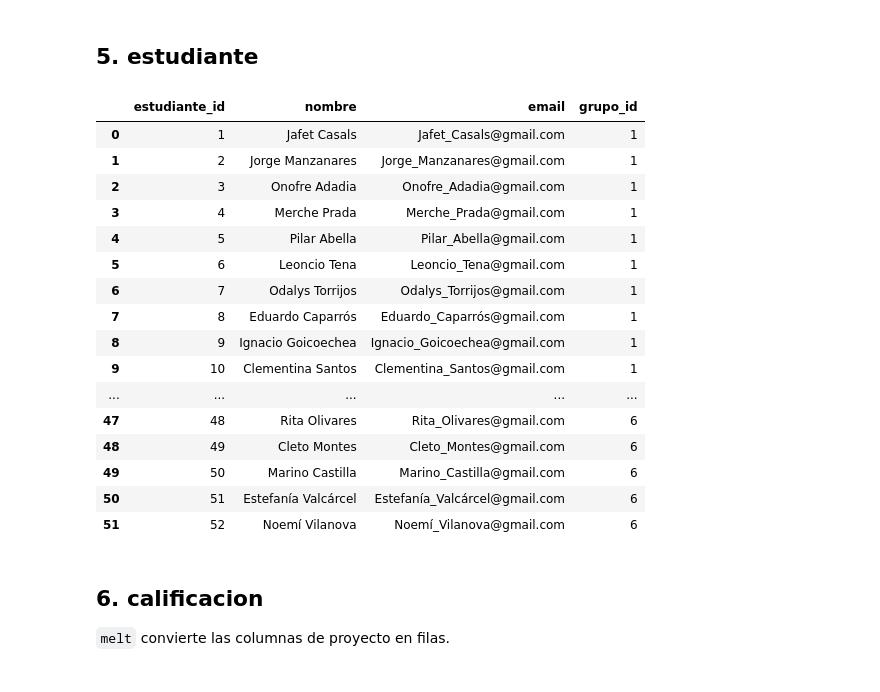
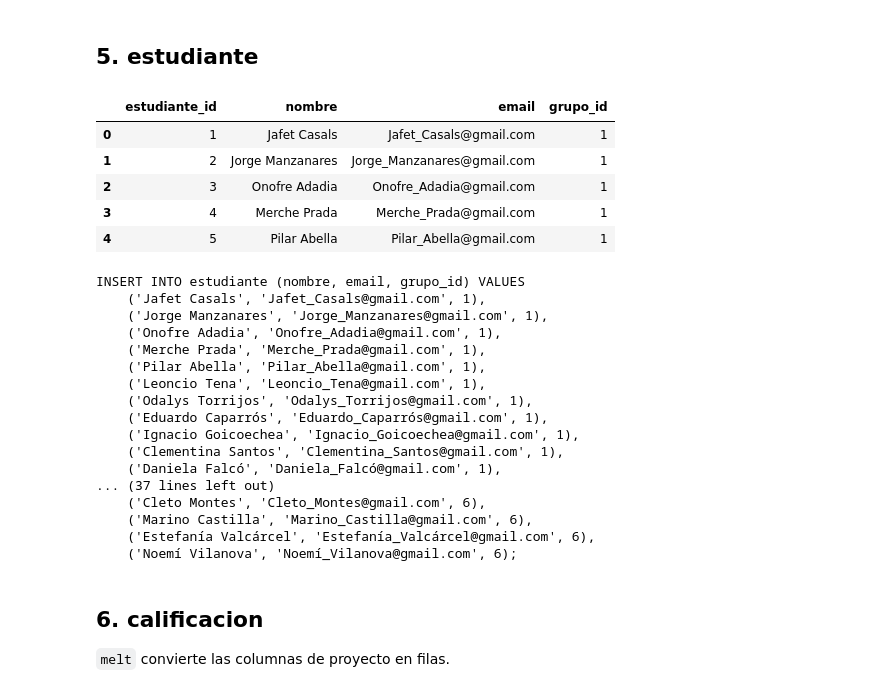
Before and after one commit to Lemnosos/practica_mixta, a Jupyter notebook: notebooks/generate_inserts.ipynb, the cells around one changed output. Drawn from its saved outputs; the diff is of its cells as text; code cells hidden in the pictures.

```diff
--- a/notebooks/generate_inserts.ipynb
+++ b/notebooks/generate_inserts.ipynb
@@ -18,25 +29,20 @@ clase4   = pd.read_csv('../src/datos_brutos/clase_4.csv', sep=';')
 claustro = pd.read_csv('../src/datos_brutos/claustro.csv', sep=';')
 
 DS_RENAME = {f'Proyecto_{p}': p for p in DS_PROYECTOS}
-FS_RENAME = {
-    'Proyecto_WebDev':    'WebDev',
-    'Proyecto_FrontEnd':  'FrontEnd',
-    'Proyecto_Backend':   'Backend',
-    'Proyecto_React':     'React',
-    'Proyecto_FullSatck': 'FullStack',  # typo en el CSV original
-}
+FS_RENAME = {f'Proyecto_{p}': p for p in FS_PROYECTOS}
+FS_RENAME['Proyecto_FullSatck'] = 'FullStack'  # typo en el CSV original
 
 for df, rename_map, vert in [
     (clase1, DS_RENAME, 'DS'), (clase2, DS_RENAME, 'DS'),
     (clase3, FS_RENAME, 'FS'), (clase4, FS_RENAME, 'FS'),
 ]:
-    df.rename(columns={**rename_map, 'Promoci\u00f3n': 'Promocion'}, inplace=True)
+    df.rename(columns={**rename_map, 'Promoción': 'Promocion'}, inplace=True)
     df['Vertical'] = vert
 
-all_est = pd.concat([clase1, clase2, clase3, clase4], ignore_index=True)
-all_est['Fecha_comienzo'] = pd.to_datetime(all_est['Fecha_comienzo'], format='%d/%m/%Y')
+all_estudiante = pd.concat([clase1, clase2, clase3, clase4], ignore_index=True)
+all_estudiante['Fecha_comienzo'] = pd.to_datetime(all_estudiante['Fecha_comienzo'], format='%d/%m/%Y')
 
-all_est.head(3)
+all_estudiante.head(3)
 # %% [output]
 |  | Nombre | Email | Promocion | Fecha_comienzo | Campus | HLF | EDA | BBDD | ML | Deployment | ... |
 | 0 | Jafet Casals | Jafet_Casals@gmail.com | Septiembre | 2023-09-18 | Madrid | Apto | No Apto | Apto | Apto | Apto | ... |
@@ -111,9 +147,9 @@ Los grupos se derivan tanto de los CSV de estudiantes como de `claustro.csv`
 (hay grupos asignados a profesores sin estudiantes en los CSV).
 # %%
 # Mapa promocion → fecha_inicio (para grupos que solo aparecen en claustro)
-fecha_map = all_est.groupby('Promocion')['Fecha_comienzo'].first().to_dict()
+fecha_map = all_estudiante.groupby('Promocion')['Fecha_comienzo'].first().to_dict()
 
-grupos_est  = all_est[['Campus', 'Vertical', 'Promocion', 'Fecha_comienzo']].drop_duplicates()
+grupos_est  = all_estudiante[['Campus', 'Vertical', 'Promocion', 'Fecha_comienzo']].drop_duplicates()
 grupos_prof = (
     claustro[['Campus', 'Vertical', 'Promocion']]
     .drop_duplicates()
@@ -123,18 +159,18 @@ grupos_prof = (
 grupo = (
     pd.concat([grupos_est, grupos_prof], ignore_index=True)
     .drop_duplicates(subset=['Campus', 'Vertical', 'Promocion'])
-    .merge(campus.rename(columns={'nombre': 'Campus'}),       on='Campus')
-    .merge(vertical.rename(columns={'nombre': 'Vertical'}),   on='Vertical')
-    .merge(promocion.rename(columns={'nombre': 'Promocion'}),  on='Promocion')
+    .merge(campus,    left_on='Campus',    right_on='campus')
+    .merge(vertical,  left_on='Vertical',  right_on='vertical')
+    .merge(promocion, left_on='Promocion', right_on='promocion')
     .sort_values(['vertical_id', 'campus_id', 'promocion_id'])
     .reset_index(drop=True)
 )
 grupo.insert(0, 'grupo_id', range(1, len(grupo) + 1))
 grupo = grupo[['grupo_id', 'campus_id', 'vertical_id', 'promocion_id', 'Fecha_comienzo']]
 grupo = grupo.rename(columns={'Fecha_comienzo': 'fecha_inicio'})
-grupo['fecha_inicio'] = grupo['fecha_inicio'].dt.strftime('%Y-%m-%d')
 
 display(grupo)
+print_insert('grupo', grupo, ['campus_id', 'vertical_id', 'promocion_id', 'fecha_inicio'])
 # %% [output]
 |  | grupo_id | campus_id | vertical_id | promocion_id | fecha_inicio |
 | 0 | 1 | 1 | 1 | 1 | 2023-09-18 |
@@ -146,43 +189,50 @@ display(grupo)
 # %% [markdown]
 ## 5. estudiante
 # %%
-est_merged = (
-    all_est
-    .merge(campus.rename(columns={'nombre': 'Campus'}),      on='Campus')
-    .merge(vertical.rename(columns={'nombre': 'Vertical'}),  on='Vertical')
-    .merge(promocion.rename(columns={'nombre': 'Promocion'}), on='Promocion')
+estudiante_merged = (
+    all_estudiante
+    .merge(campus,    left_on='Campus',    right_on='campus')
+    .merge(vertical,  left_on='Vertical',  right_on='vertical')
+    .merge(promocion, left_on='Promocion', right_on='promocion')
     .merge(
         grupo[['grupo_id', 'campus_id', 'vertical_id', 'promocion_id']],
         on=['campus_id', 'vertical_id', 'promocion_id']
     )
 )
 
 estudiante = (
-    est_merged[['Nombre', 'Email', 'grupo_id']]
+    estudiante_merged[['Nombre', 'Email', 'grupo_id']]
     .rename(columns={'Nombre': 'nombre', 'Email': 'email'})
     .reset_index(drop=True)
 )
 estudiante.insert(0, 'estudiante_id', range(1, len(estudiante) + 1))
 
-display(estudiante)
+display(estudiante.head(5))
+print_insert('estudiante', estudiante, ['nombre', 'email', 'grupo_id'])
 # %% [output]
 |  | estudiante_id | nombre | email | grupo_id |
 | 0 | 1 | Jafet Casals | Jafet_Casals@gmail.com | 1 |
 | 1 | 2 | Jorge Manzanares | Jorge_Manzanares@gmail.com | 1 |
 | 2 | 3 | Onofre Adadia | Onofre_Adadia@gmail.com | 1 |
 | 3 | 4 | Merche Prada | Merche_Prada@gmail.com | 1 |
 | 4 | 5 | Pilar Abella | Pilar_Abella@gmail.com | 1 |
-| 5 | 6 | Leoncio Tena | Leoncio_Tena@gmail.com | 1 |
-| 6 | 7 | Odalys Torrijos | Odalys_Torrijos@gmail.com | 1 |
-| 7 | 8 | Eduardo Caparrós | Eduardo_Caparrós@gmail.com | 1 |
-| 8 | 9 | Ignacio Goicoechea | Ignacio_Goicoechea@gmail.com | 1 |
-| 9 | 10 | Clementina Santos | Clementina_Santos@gmail.com | 1 |
-| ... | ... | ... | ... | ... |
-| 47 | 48 | Rita Olivares | Rita_Olivares@gmail.com | 6 |
-| 48 | 49 | Cleto Montes | Cleto_Montes@gmail.com | 6 |
-| 49 | 50 | Marino Castilla | Marino_Castilla@gmail.com | 6 |
-| 50 | 51 | Estefanía Valcárcel | Estefanía_Valcárcel@gmail.com | 6 |
-| 51 | 52 | Noemí Vilanova | Noemí_Vilanova@gmail.com | 6 |
+INSERT INTO estudiante (nombre, email, grupo_id) VALUES
+    ('Jafet Casals', 'Jafet_Casals@gmail.com', 1),
+    ('Jorge Manzanares', 'Jorge_Manzanares@gmail.com', 1),
+    ('Onofre Adadia', 'Onofre_Adadia@gmail.com', 1),
+    ('Merche Prada', 'Merche_Prada@gmail.com', 1),
+    ('Pilar Abella', 'Pilar_Abella@gmail.com', 1),
+    ('Leoncio Tena', 'Leoncio_Tena@gmail.com', 1),
+    ('Odalys Torrijos', 'Odalys_Torrijos@gmail.com', 1),
+    ('Eduardo Caparrós', 'Eduardo_Caparrós@gmail.com', 1),
+    ('Ignacio Goicoechea', 'Ignacio_Goicoechea@gmail.com', 1),
+    ('Clementina Santos', 'Clementina_Santos@gmail.com', 1),
+    ('Daniela Falcó', 'Daniela_Falcó@gmail.com', 1),
+... (37 lines left out)
+    ('Cleto Montes', 'Cleto_Montes@gmail.com', 6),
+    ('Marino Castilla', 'Marino_Castilla@gmail.com', 6),
+    ('Estefanía Valcárcel', 'Estefanía_Valcárcel@gmail.com', 6),
+    ('Noemí Vilanova', 'Noemí_Vilanova@gmail.com', 6);
 # %% [markdown]
 ## 6. calificacion
 
```
Also changed, not shown: parts of 9 cells of this notebook, 1 other file.
